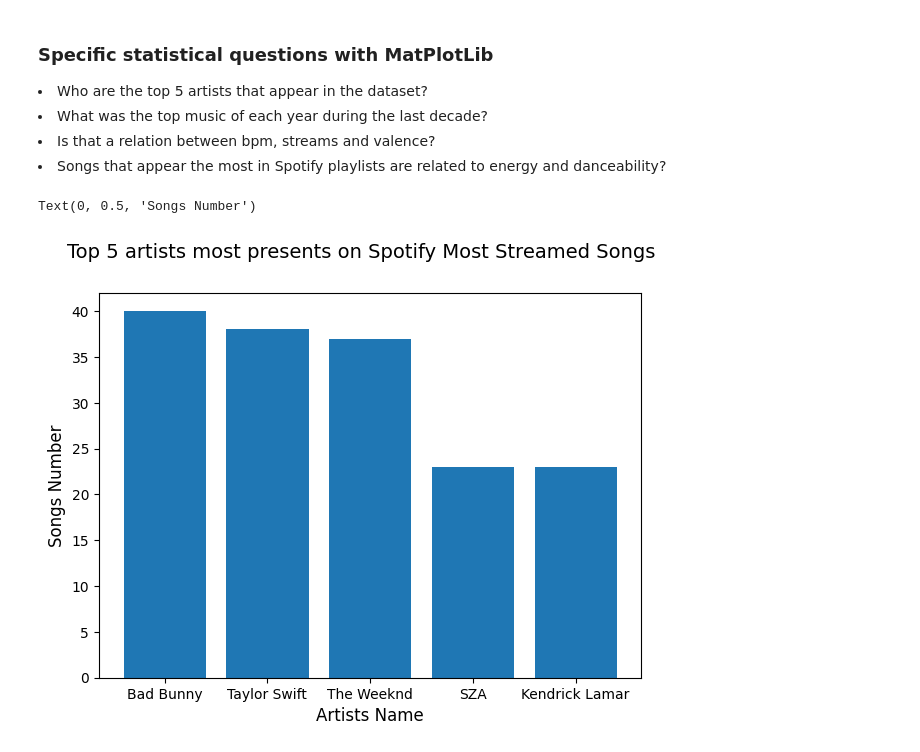
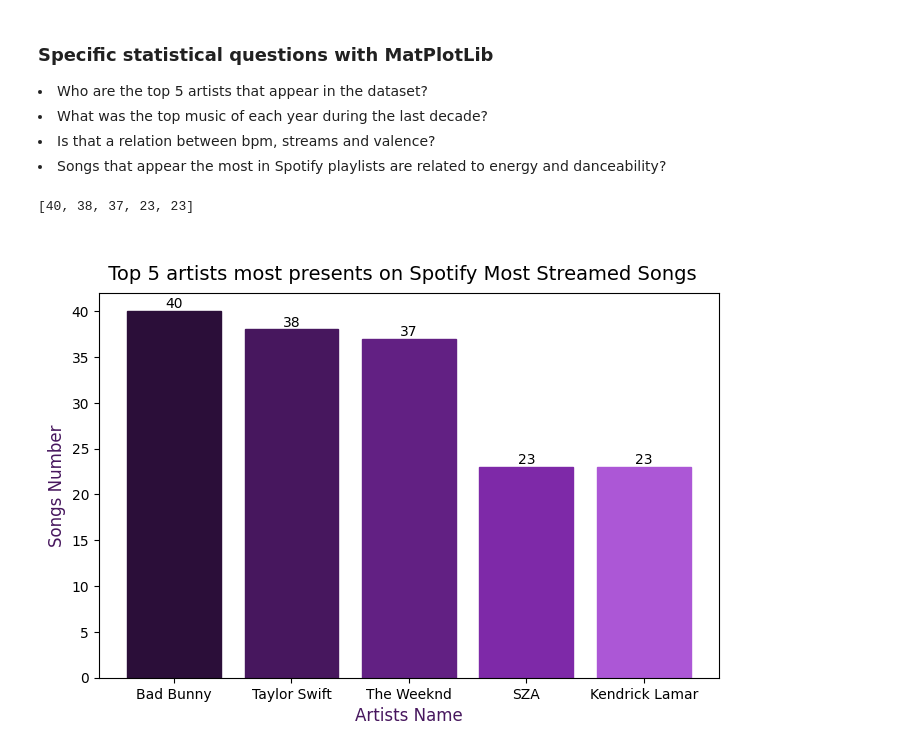
Before and after one commit to Limaniteroi/DataScience, a Jupyter notebook: Spotify Analysis - DataSet - Week 1/SMSS.ipynb, the cells around one changed output. Saved outputs shown, nothing was run; the diff lists cells and outputs as text; code cells hidden in the pictures.

Commit message:
Adding the final graph for top 5 artists

```diff
--- a/Spotify Analysis - DataSet - Week 1/SMSS.ipynb
+++ b/Spotify Analysis - DataSet - Week 1/SMSS.ipynb
@@ -184,16 +184,36 @@ for item in sorted_artist:
 
     if(c == 5):
        break
+
+print(y)
+# %% [output]
+[40, 38, 37, 23, 23]
 # %%
 # Graphs to visualize
 
-fig = plt.figure(figsize=(7,5))
+fig = plt.figure(figsize=(8,5))
 ax = fig.subplots()
-ax.bar(x,y)
+bars = ax.bar(x,y, color=('#9932CC'), edgecolor=('#882EB6'))
 
-fig.suptitle('Top 5 artists most presents on Spotify Most Streamed Songs', fontsize= 14)
-ax.set_xlabel('Artists Name', fontsize = 12)
-ax.set_ylabel('Songs Number',fontsize= 12)
+# Colors to bars
+
+color_bar = ['#2B0E39', '#47175E', '#622083', '#7E29A8', '#AC57D6']
+
+for i in range(len(color_bar)):
+    bars[i].set_color(color_bar[i])
+
+# Titles and texts
+
+fig.suptitle('\n Top 5 artists most presents on Spotify Most Streamed Songs', fontsize= 14)
+ax.set_xlabel('Artists Name', fontsize = 12, color=('#47175E'))
+ax.set_ylabel('Songs Number',fontsize= 12, color=('#47175E'))
+
+plt.text('Bad Bunny',40, '40', ha= 'center', va='bottom')
+plt.text('Taylor Swift',38, '38', ha= 'center', va='bottom')
+plt.text('The Weeknd',37, '37', ha= 'center', va='bottom')
+plt.text('SZA',23, '23', ha= 'center', va='bottom')
+plt.text('Kendrick Lamar',23, '23', ha= 'center', va='bottom')
+
+plt.show()
 # %% [output]
-Text(0, 0.5, 'Songs Number')
-[figure, old version]
+[figure, new version]
```
